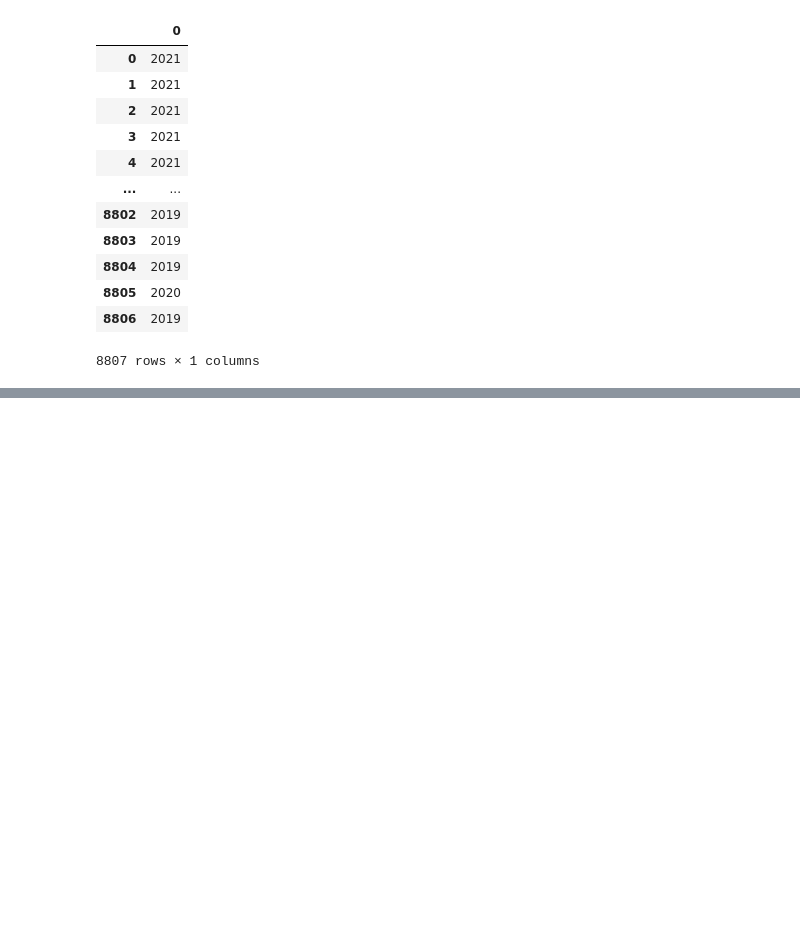
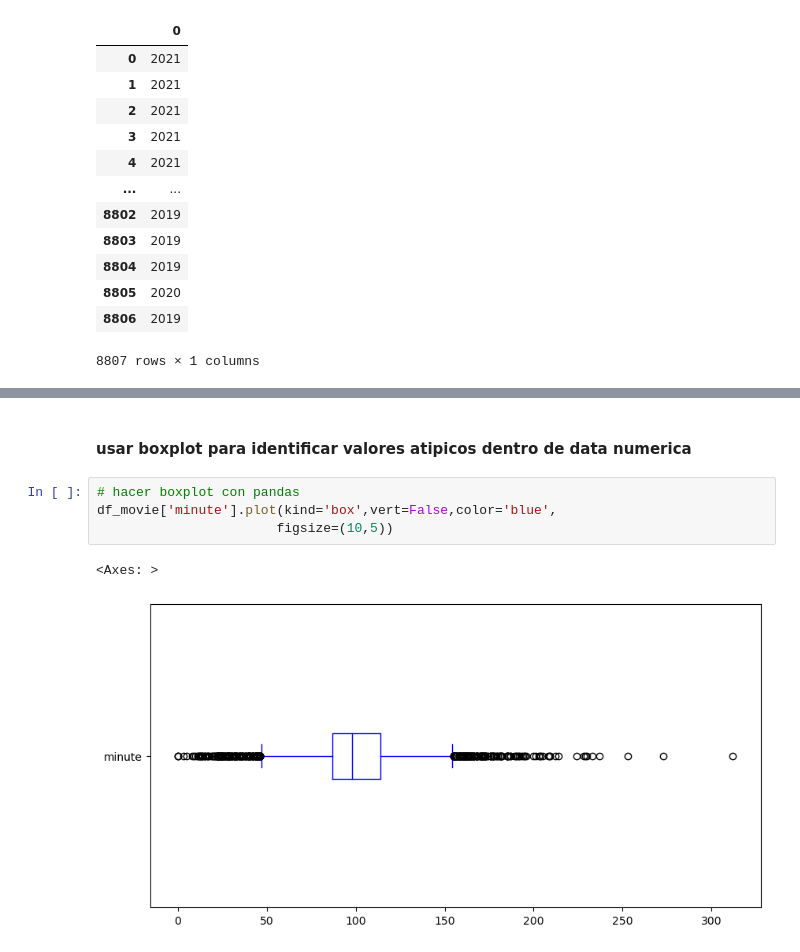
Before and after one commit to oscarmassonvera/PythonforDataScience, a Jupyter notebook: DIEZ_Limpieza de Datos con Pandas/Limpieza de datos con Pandas.ipynb, the cells around one changed output, grey strips where cells are left out. Cells and saved outputs as stored; diff of their text form; blank space fills up the shorter version.

```diff
--- a/DIEZ_Limpieza de Datos con Pandas/Limpieza de datos con Pandas.ipynb
+++ b/DIEZ_Limpieza de Datos con Pandas/Limpieza de datos con Pandas.ipynb
@@ -157,0 +202,9 @@ df_netflix['date_added'].str.extract('(\d{4})')
+# %% [markdown]
+#### usar boxplot para identificar valores atipicos dentro de data numerica
+# %%
+# hacer boxplot con pandas
+df_movie['minute'].plot(kind='box',vert=False,color='blue',
+                       figsize=(10,5))
+# %% [output]
+<Axes: >
+[figure, added]
```
Also changed, not shown: parts of 20 cells of this notebook.
